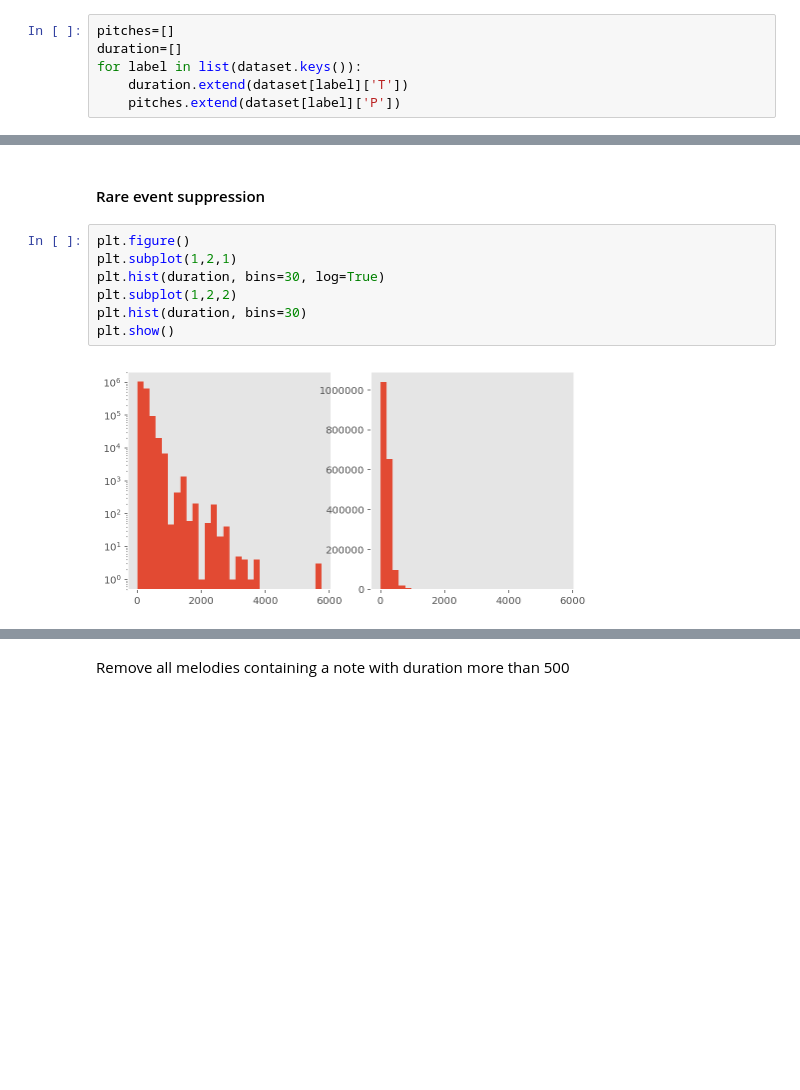
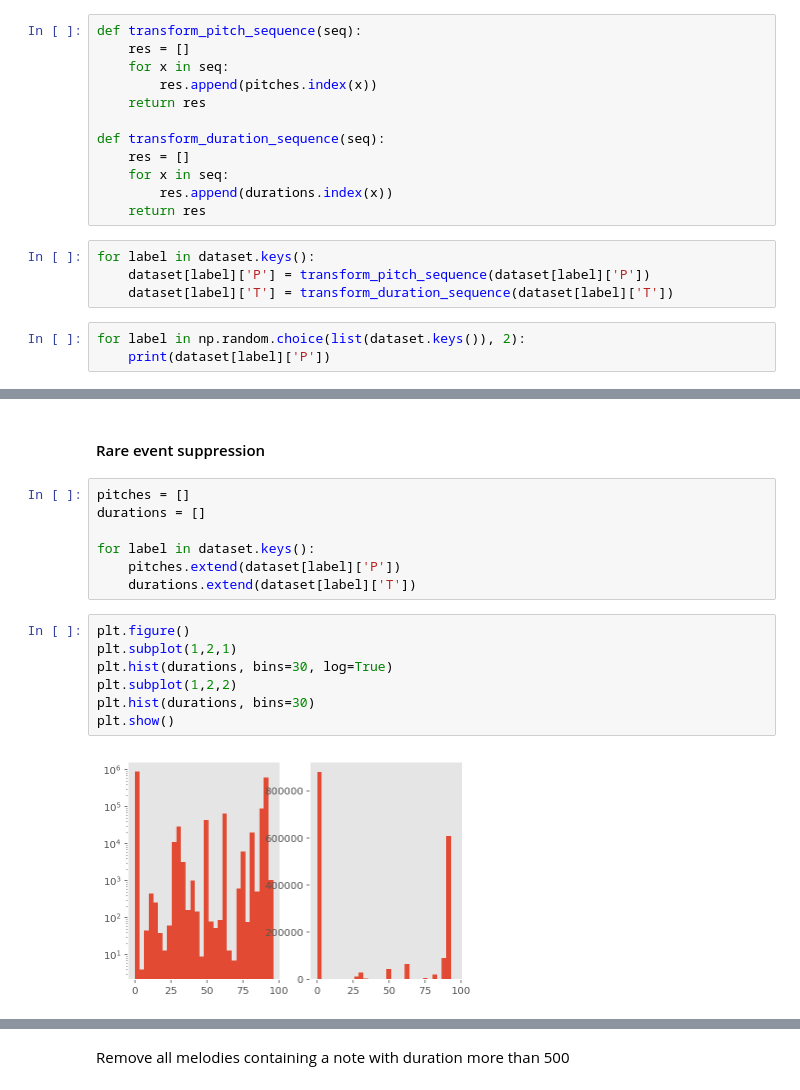
Before and after one commit to SSappy/ANN-Project-1, a Jupyter notebook: miniproject2.ipynb, the cells around one changed output, grey strips where cells are left out. Drawn from its saved outputs; the diff is of its cells as text; blank space fills up the shorter version.

```diff
--- a/miniproject2.ipynb
+++ b/miniproject2.ipynb
@@ -313,6 +324,19 @@ len(dataset)
+# %%
+def transform_pitch_sequence(seq):
+    res = []
+    for x in seq:
+        res.append(pitches.index(x))
+    return res
+
+def transform_duration_sequence(seq):
+    res = []
+    for x in seq:
+        res.append(durations.index(x))
+    return res
+# %%
+for label in dataset.keys():
+    dataset[label]['P'] = transform_pitch_sequence(dataset[label]['P'])
+    dataset[label]['T'] = transform_duration_sequence(dataset[label]['T'])
 # %%
-pitches=[]
-duration=[]
-for label in list(dataset.keys()):
-    duration.extend(dataset[label]['T'])
-    pitches.extend(dataset[label]['P'])
+for label in np.random.choice(list(dataset.keys()), 2):
+    print(dataset[label]['P'])
@@ -361,12 +388,19 @@ def transposeDataset(dataset):
     return transposed_dataset
 # %% [markdown]
 #### Rare event suppression
+# %%
+pitches = []
+durations = []
+
+for label in dataset.keys():
+    pitches.extend(dataset[label]['P'])
+    durations.extend(dataset[label]['T'])
 # %%
 plt.figure()
 plt.subplot(1,2,1)
-plt.hist(duration, bins=30, log=True)
+plt.hist(durations, bins=30, log=True)
 plt.subplot(1,2,2)
-plt.hist(duration, bins=30)
+plt.hist(durations, bins=30)
 plt.show()
 # %% [output]
-[figure, old version]
+[figure, new version]
```
Also changed, not shown: parts of 11 cells of this notebook.
